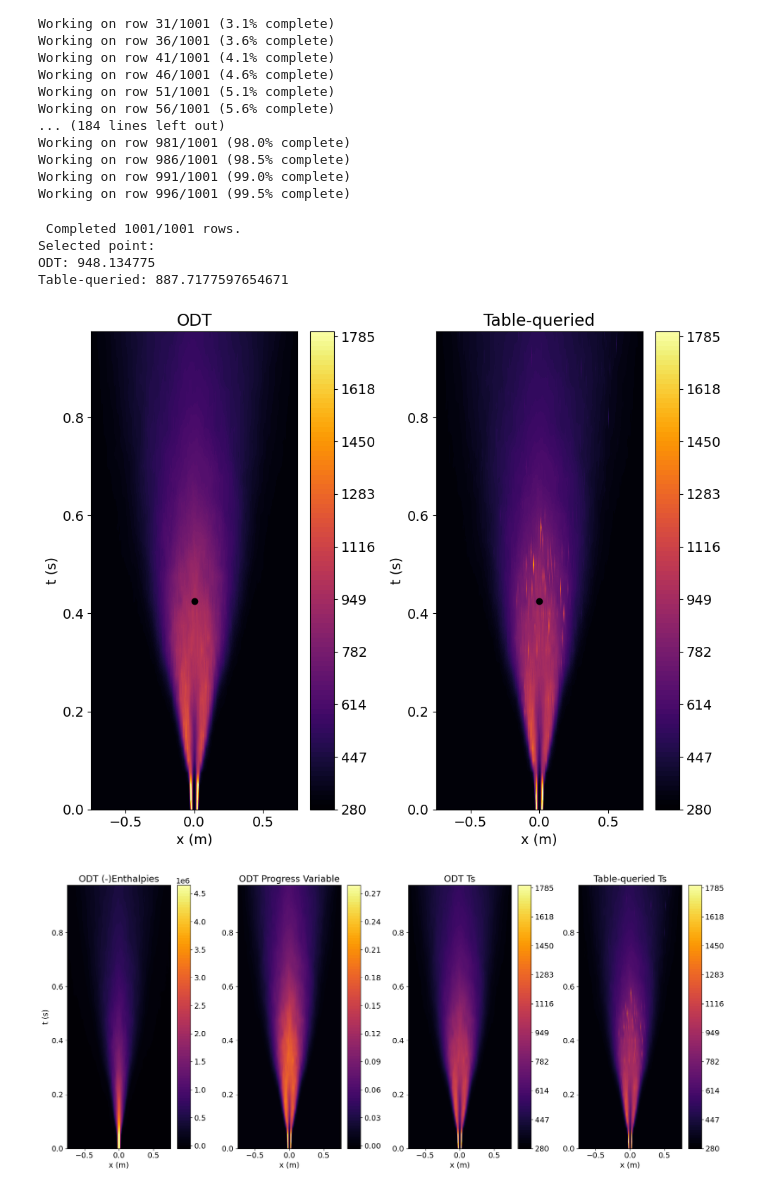
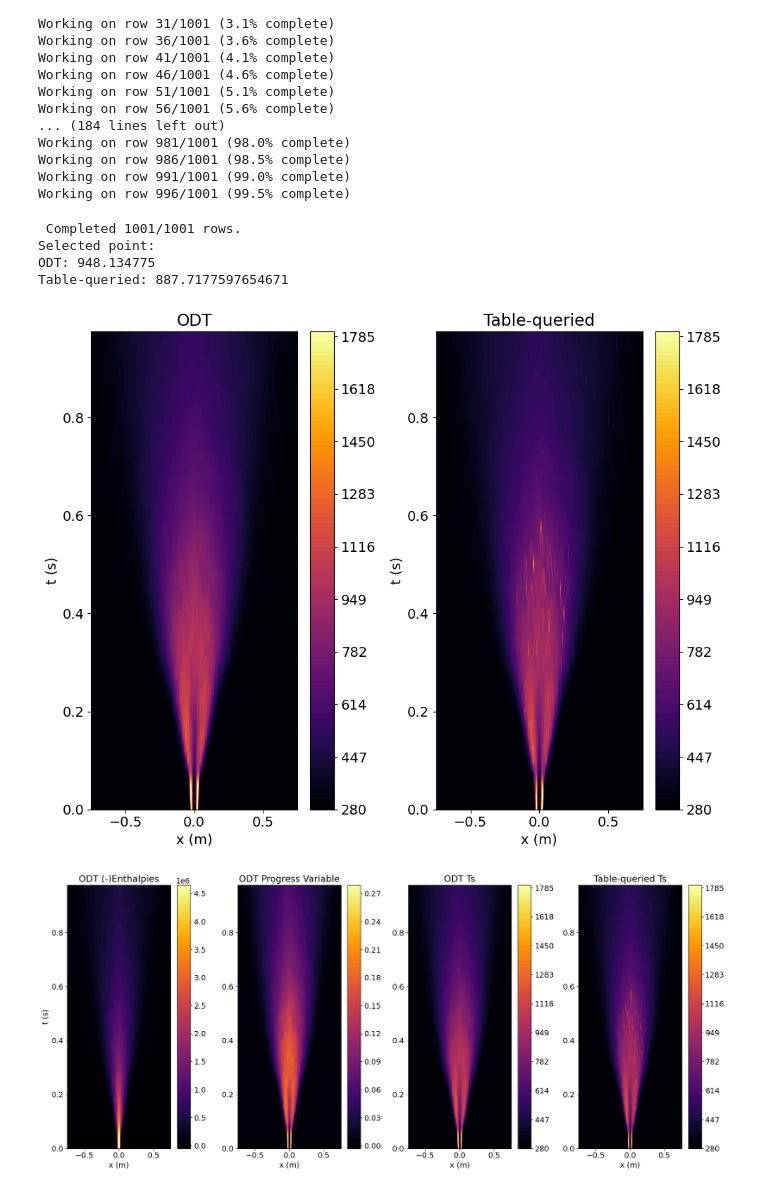
Before and after one commit to jwp91/TableMaker, a Jupyter notebook: flameTableMaker_workspace.ipynb, the cells around one changed output. Saved outputs shown, nothing was run; the diff lists cells and outputs as text; code cells hidden in the pictures.

```diff
--- a/flameTableMaker_workspace.ipynb
+++ b/flameTableMaker_workspace.ipynb
@@ -1025,36 +1025,36 @@ ODT_Ts = ODTTvals # Get temperature
 x = ODTxs         # Get radial positions
 levels = np.linspace(280, 1800, 101)
 plt.rcParams.update({'font.size': 14})
 xx,tt = np.meshgrid(x,ODTts)
 fig=plt.figure(figsize=(10,8))
 ax = plt.subplot(1, 2, 1)
 ax.set_title("ODT")
 contour = ax.contourf(xx,tt,ODT_Ts.T,100, cmap='inferno', levels = levels)
 plt.colorbar(contour, ax = ax)
 ax.set_xlabel('x (m)')
 ax.set_ylabel('t (s)')
-ax.plot(xx[17][500], tt[17][500], 'ko')
+#ax.plot(xx[17][500], tt[17][500], 'ko')
 ax=plt.subplot(1, 2, 2)
 ax.set_title("Table-queried")
 contour = ax.contourf(xx, tt, Tqueried_completed.T, 100, cmap = 'inferno', levels = levels)
 ax.set_xlabel('x (m)')
 ax.set_ylabel('t (s)')
-ax.plot(xx[17][500], tt[17][500], 'ko')
+#ax.plot(xx[17][500], tt[17][500], 'ko')
 plt.colorbar(contour, ax = ax)
 plt.tight_layout();
 print("Selected point:")
 ximSelected = ODTximvals.T[17][500]
 xivSelected = ODTxivvals.T[17][500]
 hSelected = ODThvals.T[17][500]
 cSelected = ODTcvals.T[17][500]
 print(f"ODT: {ODTTvals.T[17][500]}")
 print(f"Table-queried: {Tqueried_completed.T[17][500]}")
 # %% [output]
  Completed 1001/1001 rows.
 Selected point:
 ODT: 948.134775
 Table-queried: 887.7177597654671
-[figure, old version]
+[figure, new version]
 # %%
 #----- Plot detailed plot with enthalpy and progress variable included
 levels = np.linspace(280, 1800, 101)
```
Also changed, not shown: parts of 5 cells of this notebook, 2 other files.
